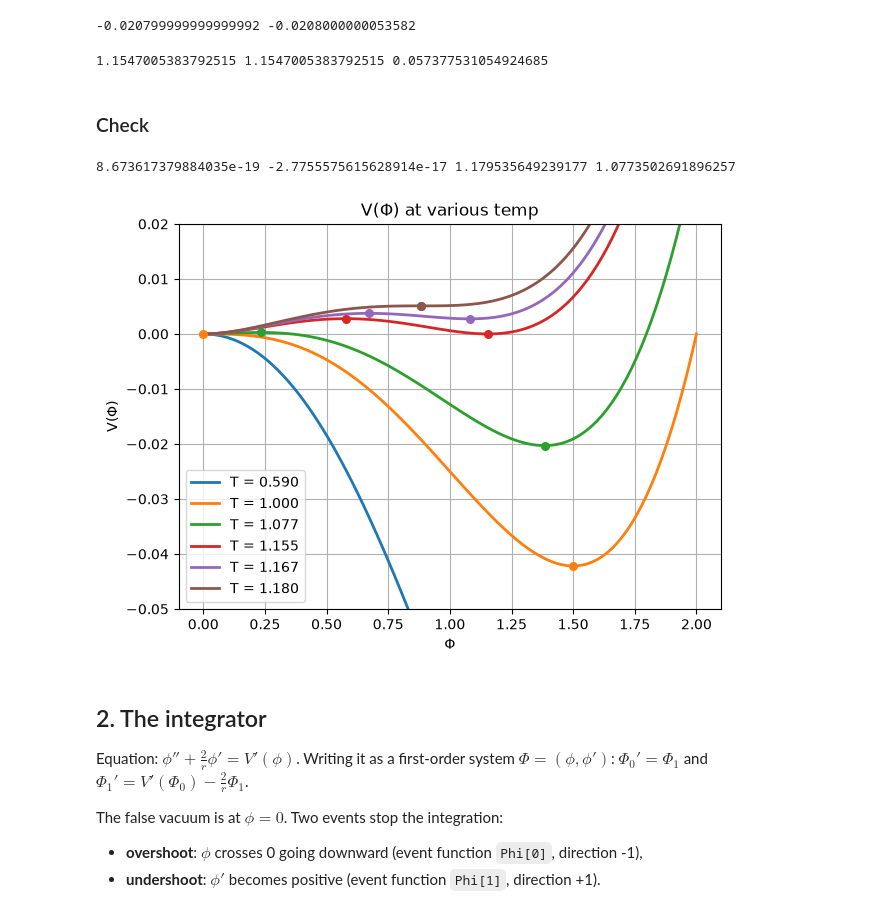
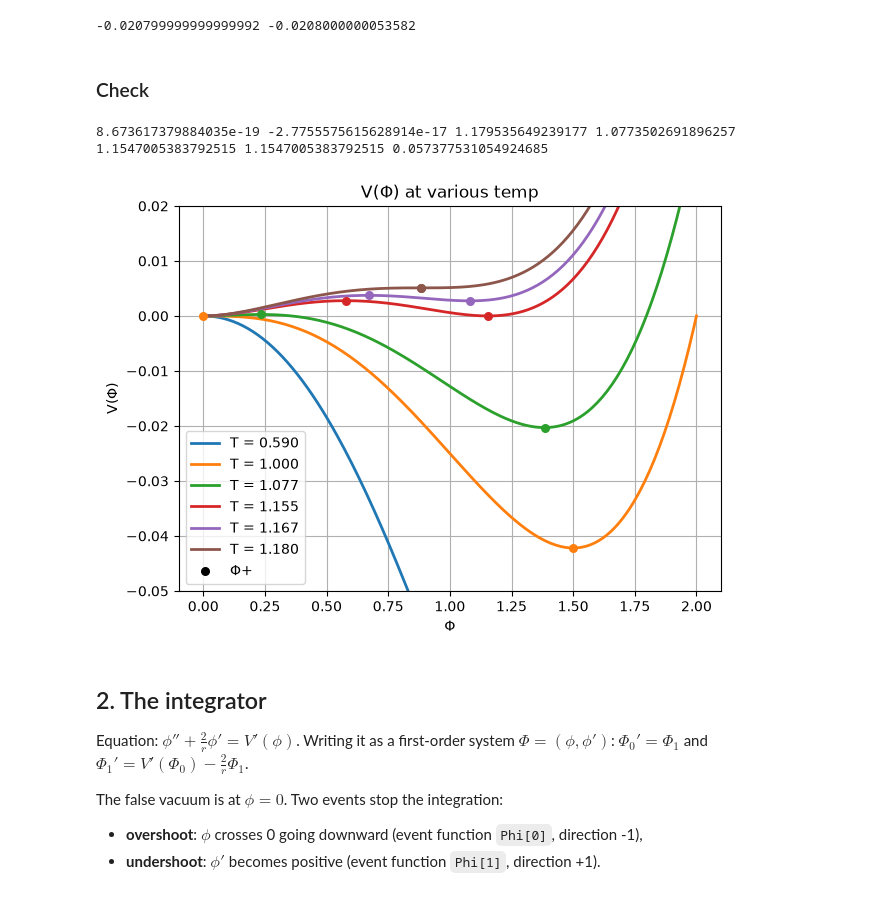
Before and after one commit to GriimHog/Critical_Bubble_Shooting, a Jupyter notebook: notebook.ipynb, the cells around one changed output. Drawn from its saved outputs; the diff is of its cells as text; code cells hidden in the pictures.

```diff
--- a/notebook.ipynb
+++ b/notebook.ipynb
@@ -42,14 +47,6 @@ def extrema(T): # solve lam*phi^2 - 3*E*T*phi + 2*D*(T^2-T0^2) = 0 with the quad
         return phi_m, phi_p
     else:
         return None
-
-# Analytic critical values from your derivation
-Tc = math.sqrt(T0**2 / (1 - (E ** 2 / (lam * D))))
-phic = 2 * E * Tc / lam
-sigma = math.sqrt(lam/2) * phic**3 / 6
-print(Tc, phic, sigma)
-# %% [output]
-1.1547005383792515 1.1547005383792515 0.057377531054924685
 # %% [markdown]
 ### Check
 # %%
@@ -57,30 +54,33 @@ T = 1.12
 pm, pp = extrema(T)
 T1 = brentq(disc2,1.0,1.5)
 print(dV(pm, T), dV(pp, T), T1, (Tc+T0)/2)
+print(Tc, phic, sigma)
 # %% [output]
 8.673617379884035e-19 -2.7755575615628914e-17 1.179535649239177 1.0773502691896257
+1.1547005383792515 1.1547005383792515 0.057377531054924685
 # %%
 temp = [T1/2, T0, (Tc+T0)/2, Tc, ((T1 + Tc) / 2), T1]
-x = np.linspace(0.0, 2, 100)
+x = np.linspace(0.0, 2, 200)
 plt.figure(figsize = (7,5))
 for t in temp:
     (line,) = plt.plot(x, V(x, t), linewidth = 2, label = f"T = {t:.3f}")
 
     for p in extrema(t):
         if p >=0:
             plt.scatter(p, V(p, t), s = 30, zorder = 5, color = line.get_color())
 
 plt.ylim(-0.05, 0.02)
 # plt.ylim(-0.01,0.01) # use this one to see the barrier near T_c clearly
 plt.title("V(Φ) at various temp")
 plt.xlabel("Φ")
 plt.ylabel("V(Φ)")
 plt.grid(True)
+plt.scatter([], [], s=30, color='k', label='Φ+')
 plt.legend()
 plt.savefig("figures/V_at_various_Temp.png", dpi=300, bbox_inches="tight")
 plt.show()
 # %% [output]
-[figure, old version]
+[figure, new version]
 # %% [markdown]
 ## 2. The integrator
 
```
Also changed, not shown: parts of 20 cells of this notebook, 5 other files.
